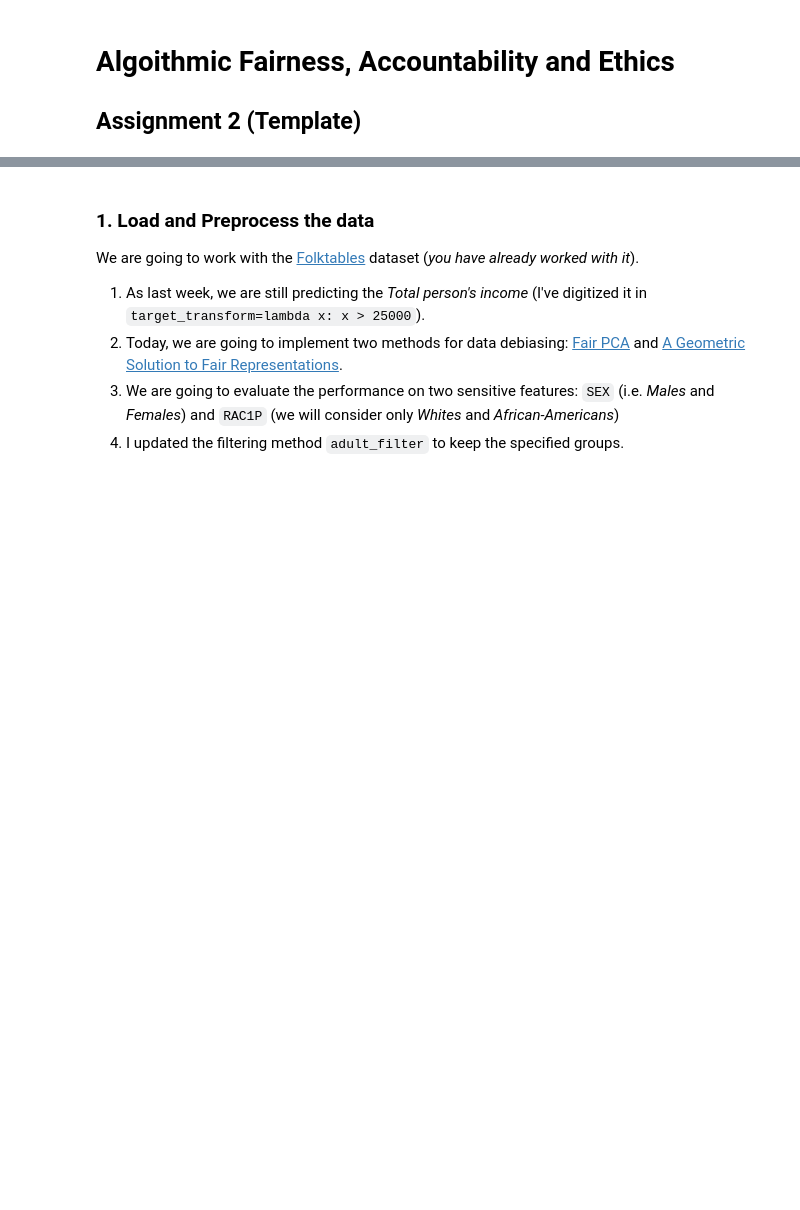
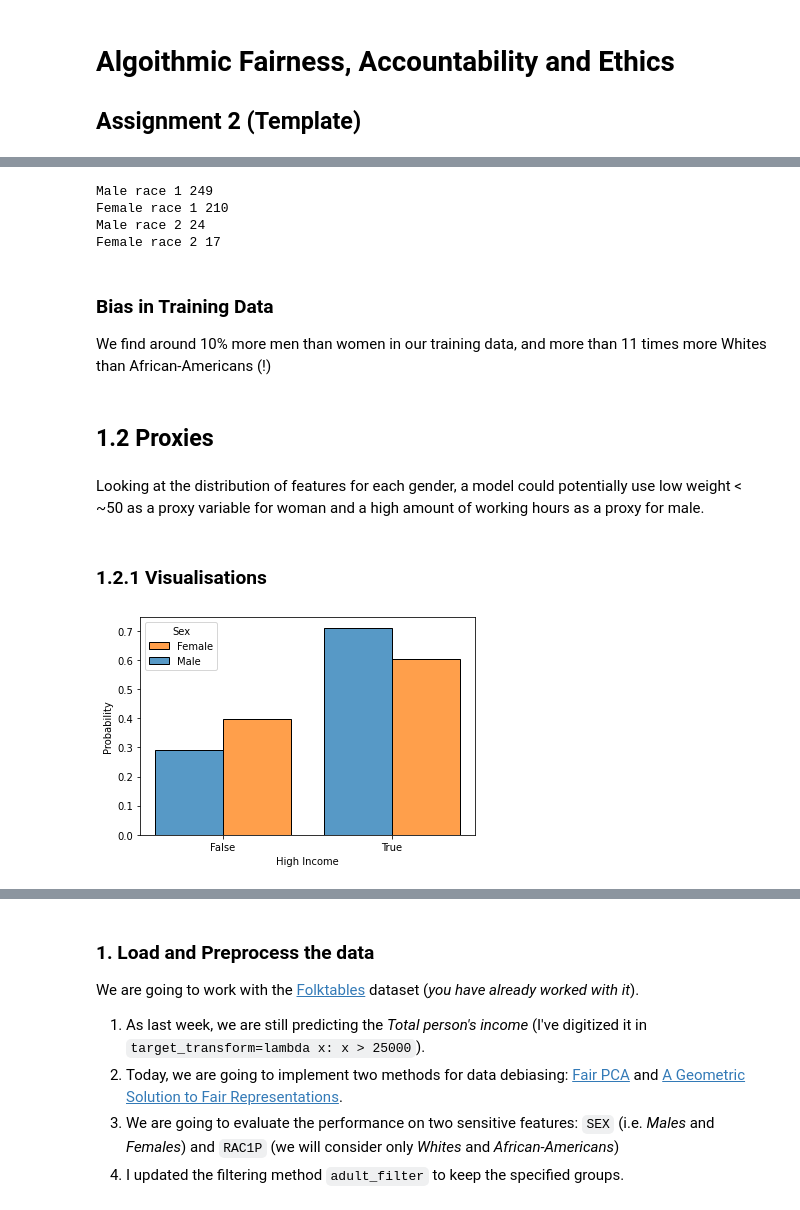
Before and after one commit to Ispanicus/fairness, a Jupyter notebook: assignment-02.ipynb, the cells around one changed output, grey strips where cells are left out. Cells and saved outputs as stored; diff of their text form; code cells hidden in the pictures; blank space fills up the shorter version.

```diff
--- a/asgnmt2_template_chris.ipynb
+++ b/assignment-02.ipynb
@@ -3,0 +75,19 @@
+# %%
+features, target, protected = ACSIncomeNew.df_to_pandas(acs_data)
+features_old = features.copy()
+# %%
+features = features.loc[features.index.repeat(features_old.PWGTP)].reset_index(drop=True).drop('PWGTP', axis=1)
+target = target.loc[target.index.repeat(features_old.PWGTP)].reset_index(drop=True)
+protected = protected.loc[protected.index.repeat(features_old.PWGTP)].reset_index(drop=True)
+# %%
+X_train, X_test, y_train, y_test, group_train, group_test = train_test_split(
+    features, target, protected, test_size=0.3, random_state=0, shuffle=True)
+# %%
+N = 500
+
+X_train = X_train[:N]
+y_train = y_train[:N]
+group_train = group_train[:N]
+X_test = X_test[:N]
+y_test = y_test[:N]
+group_test = group_test[:N]
@@ -3,0 +105,29 @@
+# %%
+males = group_train[group_train['SEX'] == 1]
+females = group_train[group_train['SEX'] == 2]
+
+for i in range(1,3):
+    print(f"Male race {i}", len(males[males['RAC1P'] == i]))
+    print(f"Female race {i}", len(females[females['RAC1P'] == i]))
+# %% [output]
+Male race 1 249
+Female race 1 210
+Male race 2 24
+Female race 2 17
+# %% [markdown]
+### Bias in Training Data
+We find around 10% more men than women in our training data, and more than 11 times more Whites than African-Americans (!)
+# %% [markdown]
+## 1.2 Proxies
+# %% [markdown]
+Looking at the distribution of features for each gender, a model could potentially use low weight < ~50 as a proxy variable for woman and a high amount of working hours as a proxy for male.
+# %% [markdown]
+ ### 1.2.1 Visualisations
+# %%
+g = sns.histplot(data=X_train.assign(PINCP=y_train, SEX=np.where(X_train['SEX'] == 1, 'Male', 'Female')), x='PINCP', hue='SEX', multiple="dodge", common_norm=False, shrink=0.8, discrete=True, stat='probability')
+g.legend(labels=['Female', 'Male'], title='Sex')
+g.set_xlabel('High Income')
+g.set_xticks([0,1], labels=['False', 'True'])
+plt.show()
+# %% [output]
+[figure, added]
```
Also changed, not shown: parts of 28 cells of this notebook, 1 other file.
